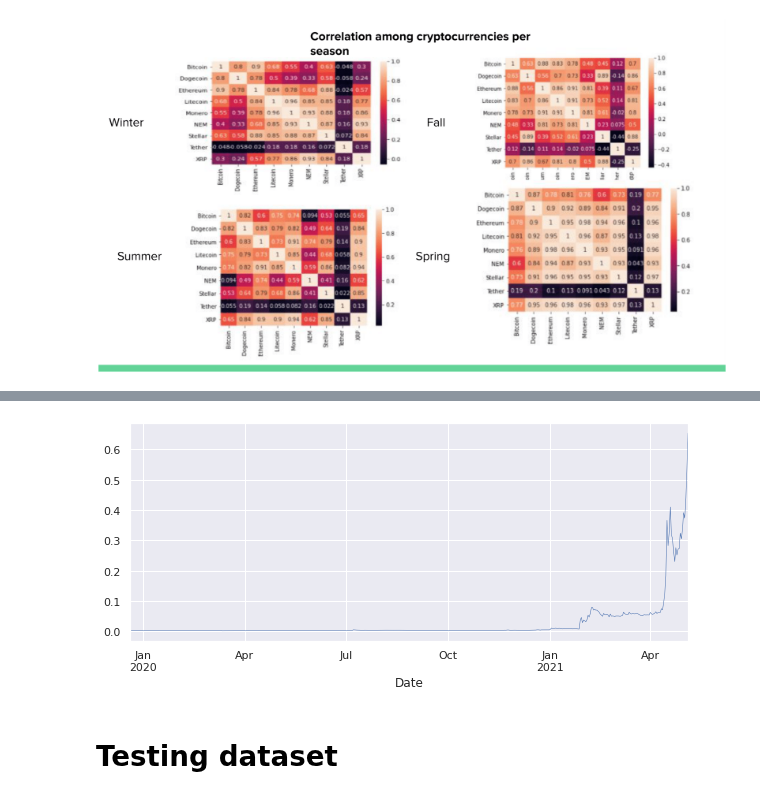
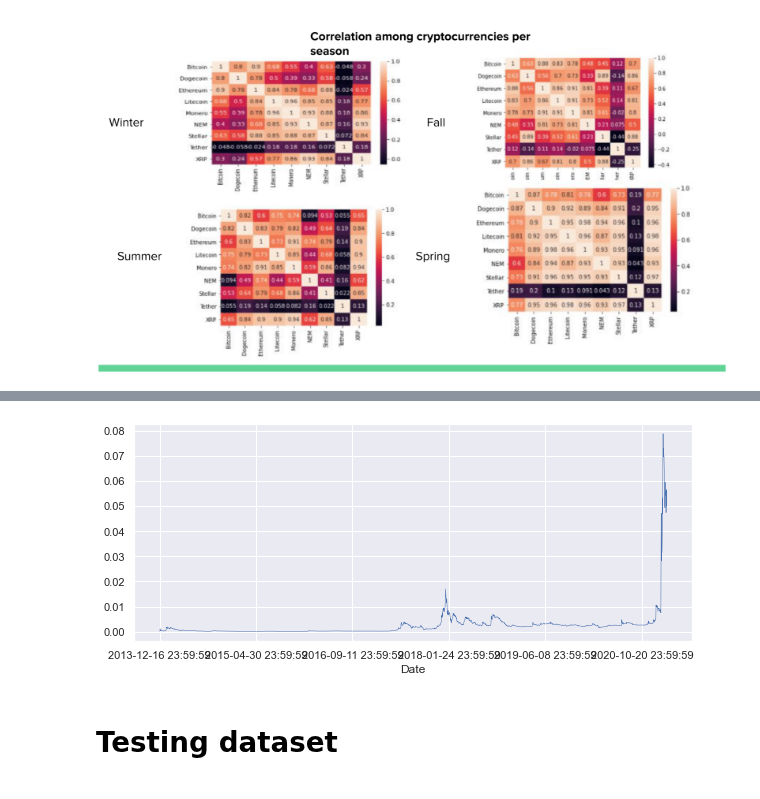
Before and after one commit to DSEI21000-S21/project-altcoinpriceprediction, a Jupyter notebook: amicha/dogecoin_test.ipynb, the cells around one changed output, grey strips where cells are left out. Drawn from its saved outputs; the diff is of its cells as text; code cells hidden in the pictures.

```diff
--- a/amicha/dogecoin_test.ipynb
+++ b/amicha/dogecoin_test.ipynb
@@ -90,0 +92,4 @@ len(df)
+# %%
+path = '../data\cryptocurrencypricehistory\coin_Dogecoin.csv'
+data = pd.read_csv(path).set_index('Date')
+data
@@ -91,13 +111,13 @@ len(df)
 # %%
 import matplotlib.pyplot as plt
 
 import seaborn as sns
 # Use seaborn style defaults and set the default figure size
 sns.set(rc={'figure.figsize':(10, 4)})
 
-df['price_close'].plot(linewidth=0.5);
+data['Close'].plot(linewidth=0.5);
 # %% [output]
-[figure, old version]
+[figure, new version]
 # %% [markdown]
 # Testing dataset
 # %%
```
Also changed, not shown: parts of 7 cells of this notebook, 3 other files.
